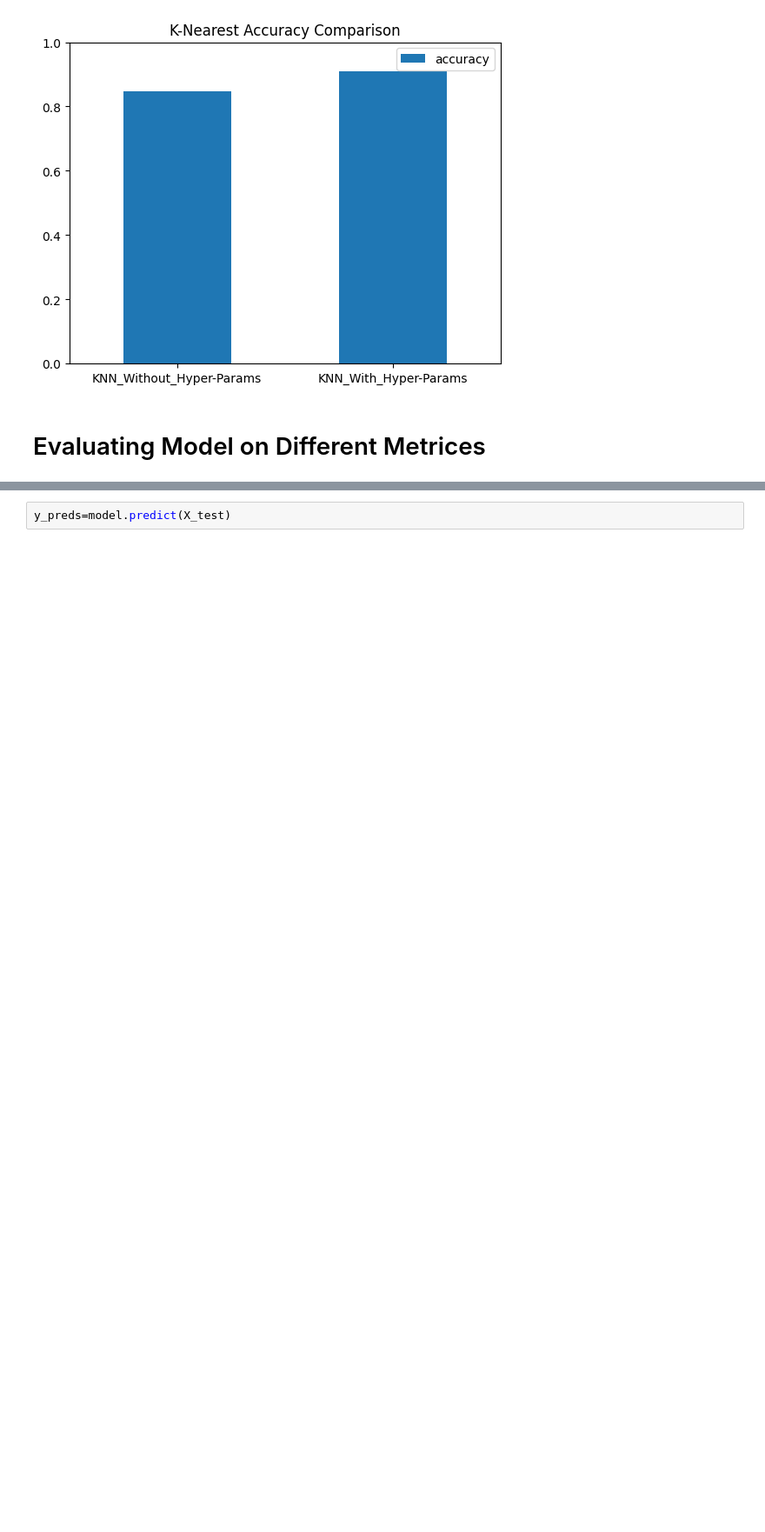
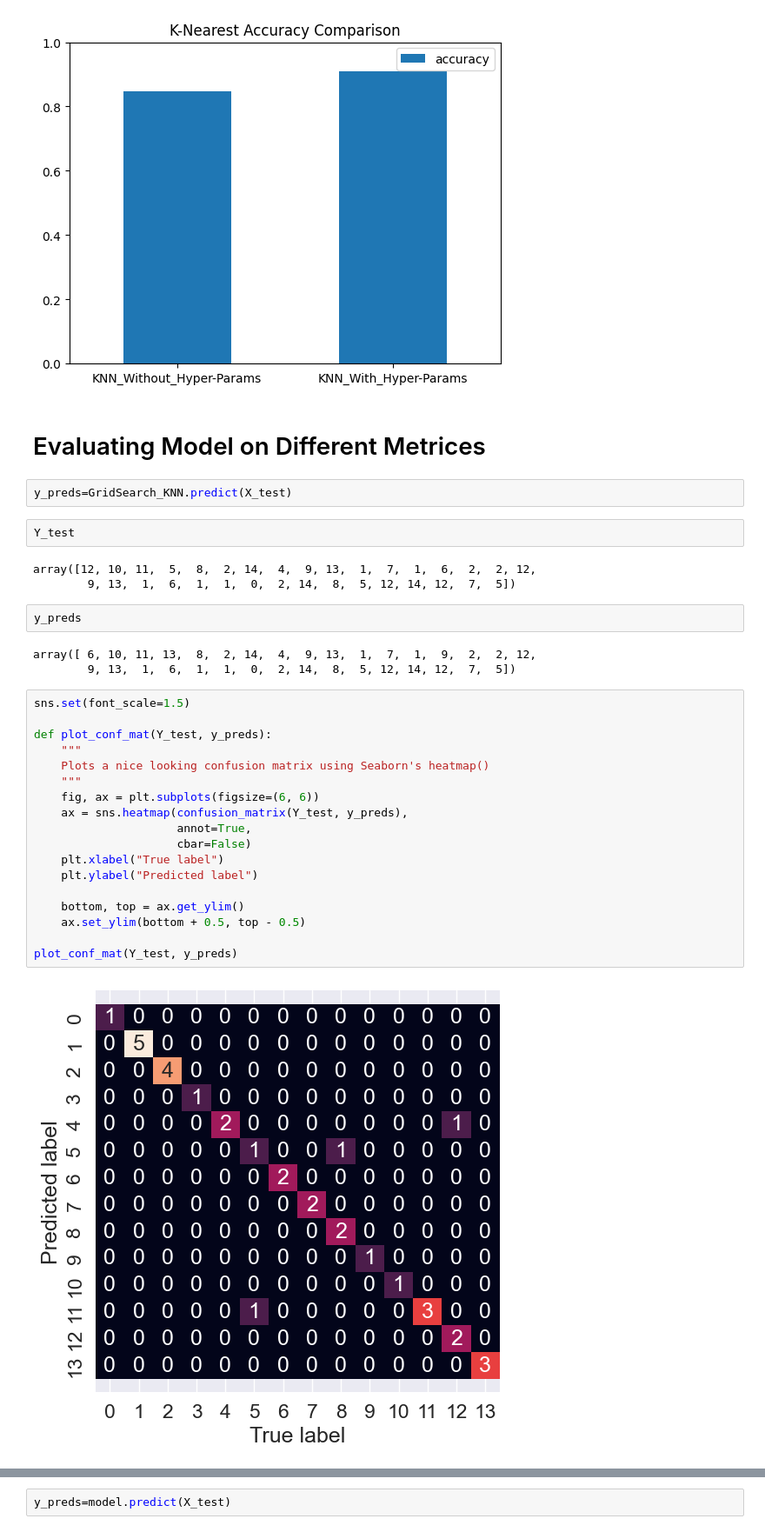
Before and after one commit to Shaheerabdullah1/Deep-Learning-A1, a Jupyter notebook: Task2.ipynb, the cells around one changed output, grey strips where cells are left out. Shown: that part at 87% size. Drawn from its saved outputs; the diff is of its cells as text; blank space fills up the shorter version.

```diff
--- a/Task2.ipynb
+++ b/Task2.ipynb
@@ -159,3 +154,35 @@ plt.show()
 [figure]
 # %% [markdown]
 # Evaluating Model on Different Metrices
+# %%
+y_preds=GridSearch_KNN.predict(X_test)
+# %%
+Y_test
+# %% [output]
+array([12, 10, 11,  5,  8,  2, 14,  4,  9, 13,  1,  7,  1,  6,  2,  2, 12,
+        9, 13,  1,  6,  1,  1,  0,  2, 14,  8,  5, 12, 14, 12,  7,  5])
+# %%
+y_preds
+# %% [output]
+array([ 6, 10, 11, 13,  8,  2, 14,  4,  9, 13,  1,  7,  1,  9,  2,  2, 12,
+        9, 13,  1,  6,  1,  1,  0,  2, 14,  8,  5, 12, 14, 12,  7,  5])
+# %%
+sns.set(font_scale=1.5)
+
+def plot_conf_mat(Y_test, y_preds):
+    """
+    Plots a nice looking confusion matrix using Seaborn's heatmap()
+    """
+    fig, ax = plt.subplots(figsize=(6, 6))
+    ax = sns.heatmap(confusion_matrix(Y_test, y_preds),
+                     annot=True,
+                     cbar=False)
+    plt.xlabel("True label")
+    plt.ylabel("Predicted label")
+
+    bottom, top = ax.get_ylim()
+    ax.set_ylim(bottom + 0.5, top - 0.5)
+
+plot_conf_mat(Y_test, y_preds)
+# %% [output]
+[figure, added]
```
Also changed, not shown: parts of 9 cells of this notebook.
